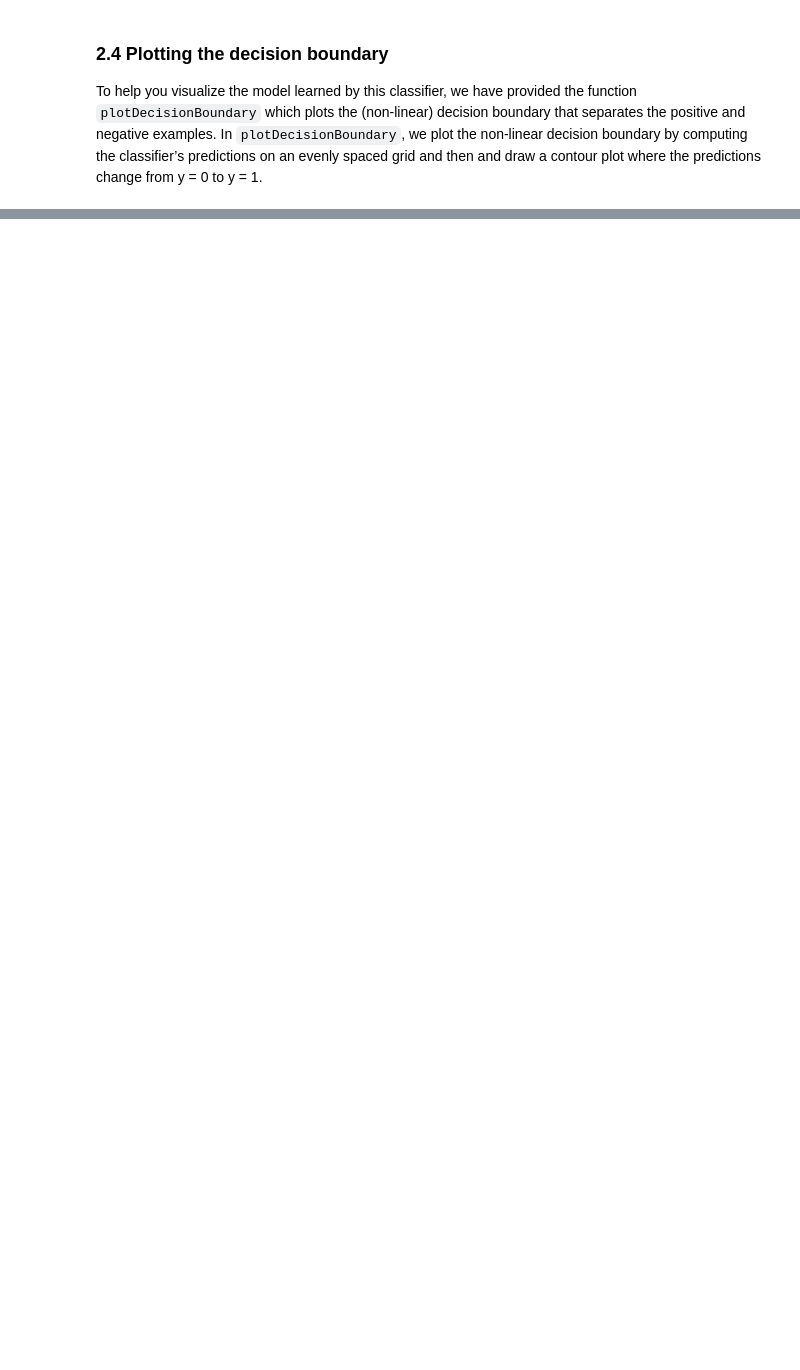
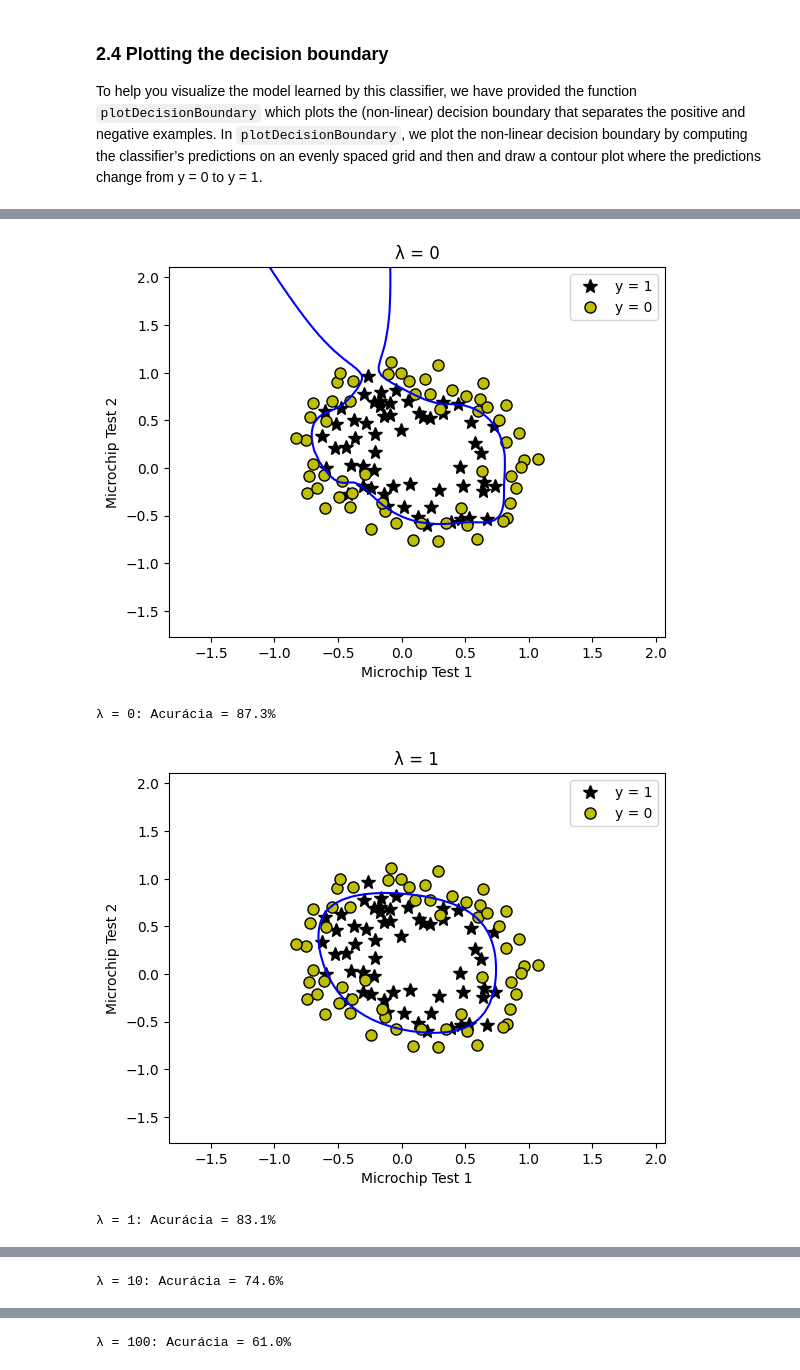
Before and after one commit to LucasMe110/IA-Regressao-Logistica, a Jupyter notebook: exercise2.ipynb, the cells around one changed output, grey strips where cells are left out. Drawn from its saved outputs; the diff is of its cells as text; code cells hidden in the pictures; blank space fills up the shorter version.

```diff
--- a/exercise2.ipynb
+++ b/exercise2.ipynb
@@ -755,0 +752,34 @@ print('Expected accuracy (with lambda = 1): 83.1 % (approx)\n')
+# %%
+caminho_arquivo = os.path.join('data', 'ex2data2.txt')
+data = np.loadtxt(caminho_arquivo, delimiter=',')
+X_original = data[:, :2]
+y = data[:, 2]
+X = mapFeature(X_original[:, 0], X_original[:, 1], degree=6)
+
+# Valores de lambda para testar
+lambdas = [0, 1, 10, 100]
+
+
+for lambda_ in lambdas:
+    initial_theta = np.zeros(X.shape[1])
+    res = optimize.minimize(
+        costFunctionReg,
+        initial_theta,
+        (X, y, lambda_),
+        method='TNC',
+        jac=True,
+        options={'maxiter': 100}
+    )
+    theta = res.x
+
+    # Plotar
+    plotDecisionBoundary(theta, X, y, lambda_)
+
+    # Calcular acurácia
+    p = predict(theta, X)
+    print(f'λ = {lambda_}: Acurácia = {np.mean(p == y)*100:.1f}%')
+# %% [output]
+[figure, added]
+λ = 0: Acurácia = 87.3%
+[figure, added]
+λ = 1: Acurácia = 83.1%
@@ -755,0 +787 @@ print('Expected accuracy (with lambda = 1): 83.1 % (approx)\n')
+λ = 10: Acurácia = 74.6%
@@ -755,0 +789 @@ print('Expected accuracy (with lambda = 1): 83.1 % (approx)\n')
+λ = 100: Acurácia = 61.0%
```
Also changed, not shown: parts of 17 cells of this notebook, 3 other files.
